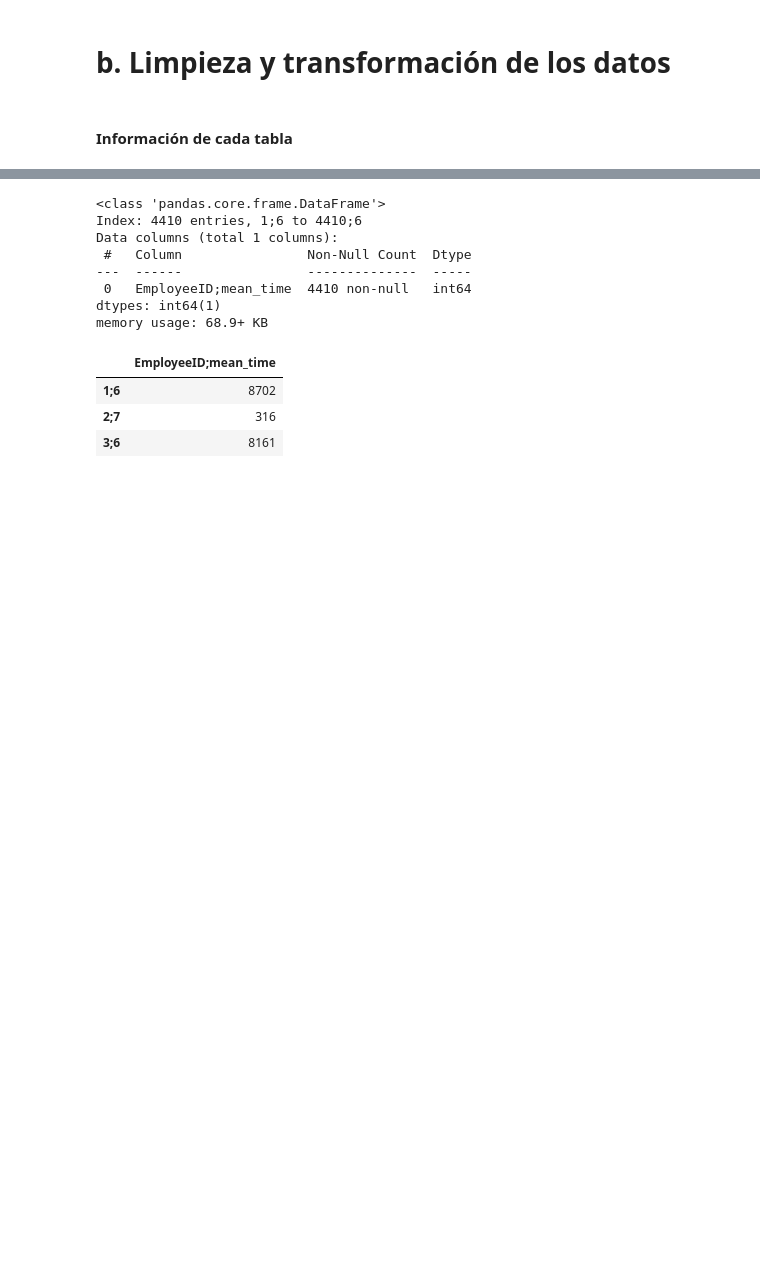
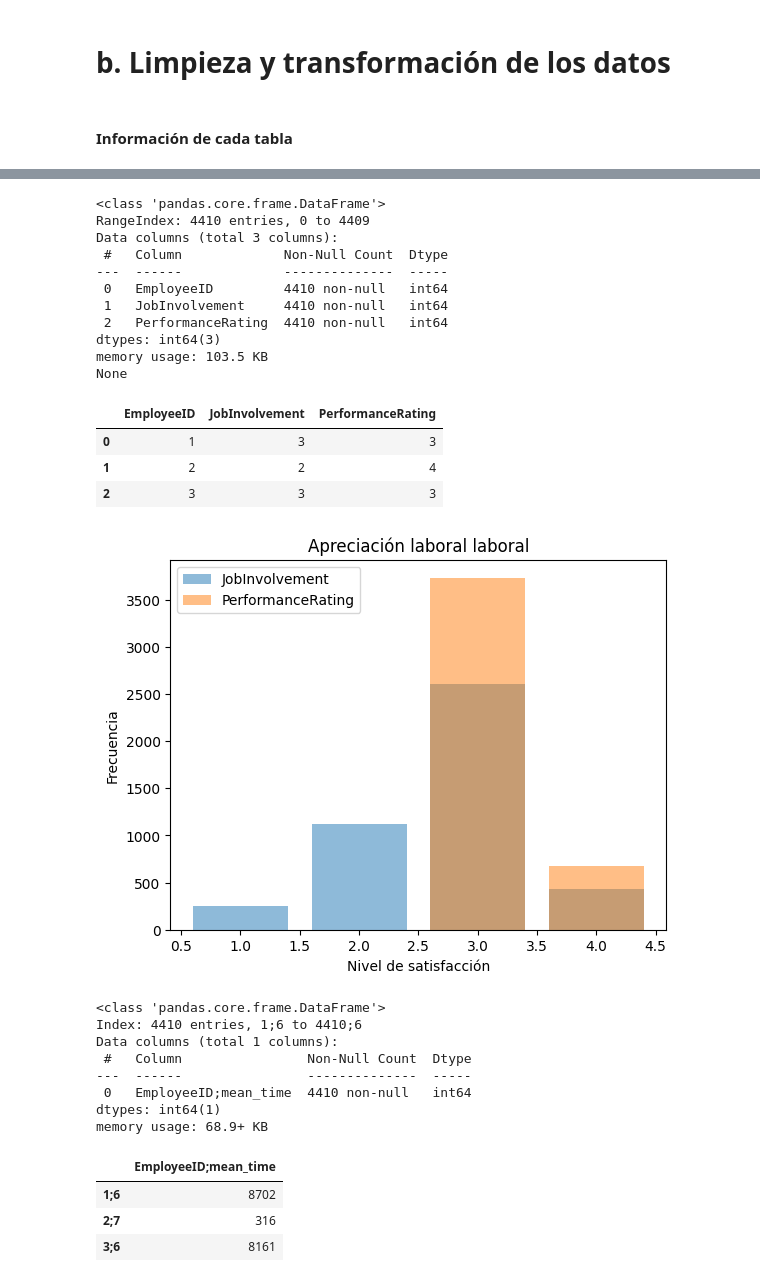
Before and after one commit to JavierBurgos-web/PROYECTO_ANALITICA_II, a Jupyter notebook: Entrega_uno.ipynb, the cells around one changed output, grey strips where cells are left out. Drawn from its saved outputs; the diff is of its cells as text; code cells hidden in the pictures; blank space fills up the shorter version.

```diff
--- a/Entrega_uno.ipynb
+++ b/Entrega_uno.ipynb
@@ -102,3 +115,40 @@ memory usage: 103.5 KB
+# %%
+print(df_manager_survey.info())
+display(df_manager_survey.head(3))
+
+
+values_1 = df_manager_survey['JobInvolvement'].value_counts()
+values_2 = df_manager_survey['PerformanceRating'].value_counts()
+
+fig, ax = plt.subplots()
+
+# Crear los histogramas
+ax.bar(values_1.index, values_1, alpha=0.5, label='JobInvolvement')
+ax.bar(values_2.index, values_2, alpha=0.5, label='PerformanceRating')
+
+ax.set_title('Apreciación laboral laboral')
+ax.set_xlabel('Nivel de satisfacción')
+ax.set_ylabel('Frecuencia')
+
+ax.legend()
+plt.show()
+# %% [output]
+<class 'pandas.core.frame.DataFrame'>
+RangeIndex: 4410 entries, 0 to 4409
+Data columns (total 3 columns):
+ #   Column             Non-Null Count  Dtype
+---  ------             --------------  -----
+ 0   EmployeeID         4410 non-null   int64
+ 1   JobInvolvement     4410 non-null   int64
+ 2   PerformanceRating  4410 non-null   int64
+dtypes: int64(3)
+memory usage: 103.5 KB
+None
+|  | EmployeeID | JobInvolvement | PerformanceRating |
+| 0 | 1 | 3 | 3 |
+| 1 | 2 | 2 | 4 |
+| 2 | 3 | 3 | 3 |
+[figure, added]
 # %%
 df_time_work.info()
 df_time_work.head(3)
```
Also changed, not shown: parts of 12 cells of this notebook.
